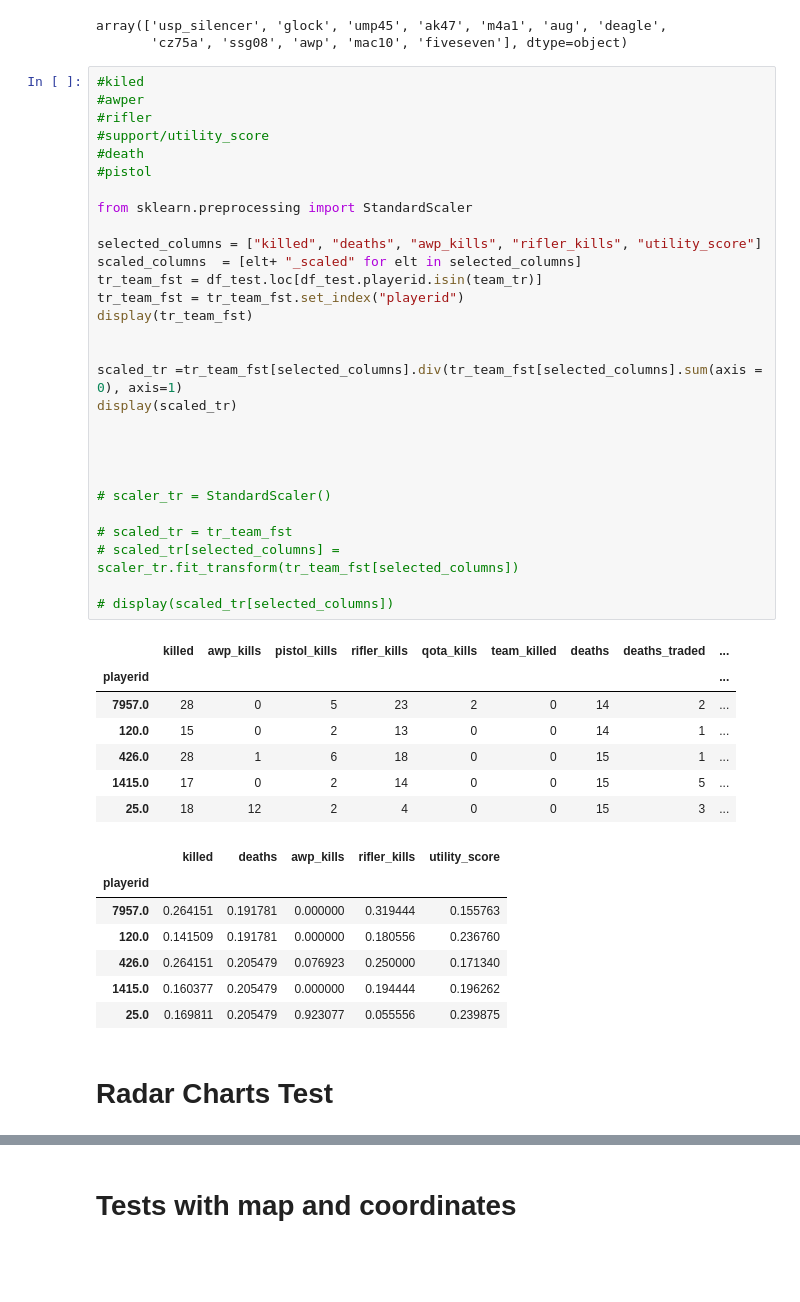
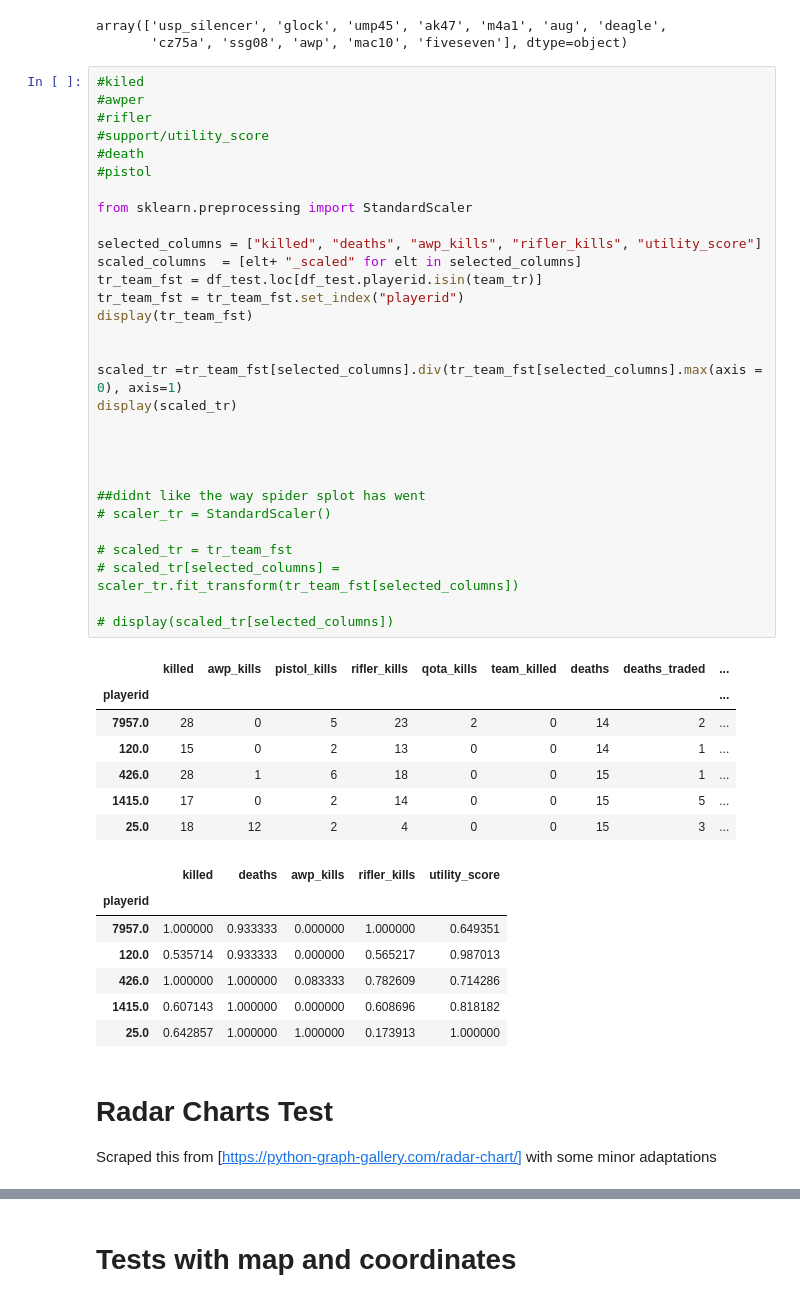
Before and after one commit to nickrvieira/analyzing_cs_go_data, a Jupyter notebook: Analyzing CS_GO Data.ipynb, the cells around one changed output, grey strips where cells are left out. Drawn from its saved outputs; the diff is of its cells as text; blank space fills up the shorter version.

```diff
--- a/Analyzing CS_GO Data.ipynb
+++ b/Analyzing CS_GO Data.ipynb
@@ -381,41 +378,44 @@ array(['usp_silencer', 'glock', 'ump45', 'ak47', 'm4a1', 'aug', 'deagle',
 from sklearn.preprocessing import StandardScaler
 
 selected_columns = ["killed", "deaths", "awp_kills", "rifler_kills", "utility_score"]
 scaled_columns  = [elt+ "_scaled" for elt in selected_columns]
 tr_team_fst = df_test.loc[df_test.playerid.isin(team_tr)]
 tr_team_fst = tr_team_fst.set_index("playerid")
 display(tr_team_fst)
 
 
-scaled_tr =tr_team_fst[selected_columns].div(tr_team_fst[selected_columns].sum(axis = 0), axis=1)
+scaled_tr =tr_team_fst[selected_columns].div(tr_team_fst[selected_columns].max(axis = 0), axis=1)
 display(scaled_tr)
 
 
 
 
+##didnt like the way spider splot has went
 # scaler_tr = StandardScaler()
 
 # scaled_tr = tr_team_fst
 # scaled_tr[selected_columns] = scaler_tr.fit_transform(tr_team_fst[selected_columns])
 
 # display(scaled_tr[selected_columns])
 # %% [output]
 |  | killed | awp_kills | pistol_kills | rifler_kills | qota_kills | team_killed | deaths | deaths_traded | ... |
 | playerid |  |  |  |  |  |  |  |  | ... |
 | 7957.0 | 28 | 0 | 5 | 23 | 2 | 0 | 14 | 2 | ... |
 | 120.0 | 15 | 0 | 2 | 13 | 0 | 0 | 14 | 1 | ... |
 | 426.0 | 28 | 1 | 6 | 18 | 0 | 0 | 15 | 1 | ... |
 | 1415.0 | 17 | 0 | 2 | 14 | 0 | 0 | 15 | 5 | ... |
 | 25.0 | 18 | 12 | 2 | 4 | 0 | 0 | 15 | 3 | ... |
 |  | killed | deaths | awp_kills | rifler_kills | utility_score |
 | playerid |  |  |  |  |  |
-| 7957.0 | 0.264151 | 0.191781 | 0.000000 | 0.319444 | 0.155763 |
-| 120.0 | 0.141509 | 0.191781 | 0.000000 | 0.180556 | 0.236760 |
-| 426.0 | 0.264151 | 0.205479 | 0.076923 | 0.250000 | 0.171340 |
-| 1415.0 | 0.160377 | 0.205479 | 0.000000 | 0.194444 | 0.196262 |
-| 25.0 | 0.169811 | 0.205479 | 0.923077 | 0.055556 | 0.239875 |
+| 7957.0 | 1.000000 | 0.933333 | 0.000000 | 1.000000 | 0.649351 |
+| 120.0 | 0.535714 | 0.933333 | 0.000000 | 0.565217 | 0.987013 |
+| 426.0 | 1.000000 | 1.000000 | 0.083333 | 0.782609 | 0.714286 |
+| 1415.0 | 0.607143 | 1.000000 | 0.000000 | 0.608696 | 0.818182 |
+| 25.0 | 0.642857 | 1.000000 | 1.000000 | 0.173913 | 1.000000 |
-# %% [markdown]
-# Radar Charts Test
+# %% [markdown]
+# Radar Charts Test
+
+ Scraped this from [https://python-graph-gallery.com/radar-chart/] with some minor adaptations
 # %%
 # Set data
 df = pd.DataFrame({
```
Also changed, not shown: parts of 9 cells of this notebook.
